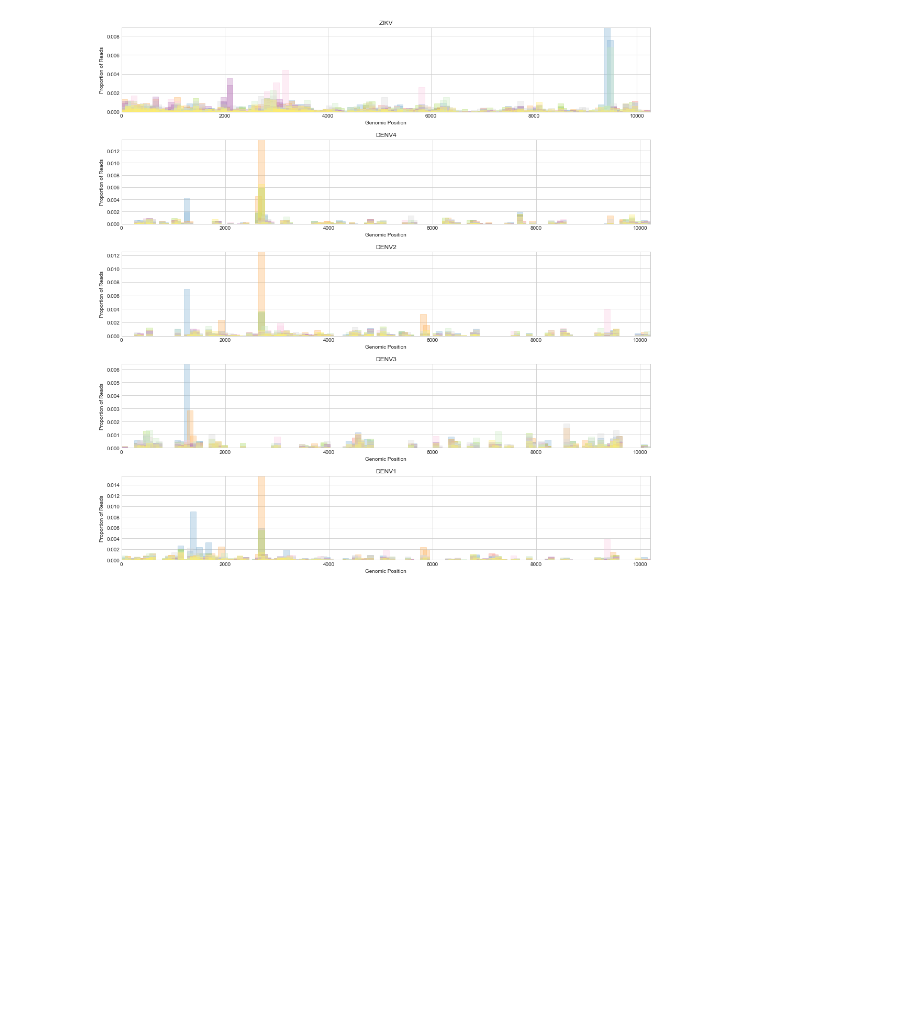
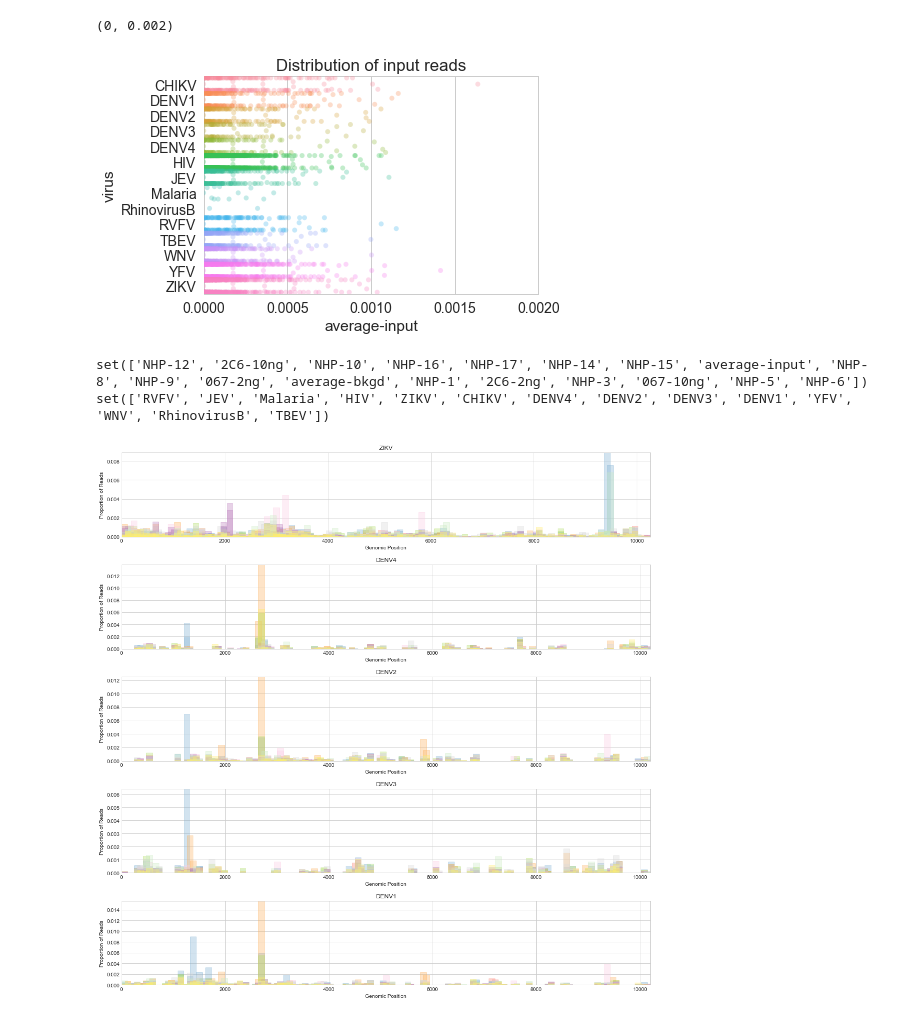
Before and after one commit to sidneymbell/phipseq, a Jupyter notebook: scripts/binding-footprints.ipynb, the cells around one changed output. Drawn from its saved outputs; the diff is of its cells as text; code cells hidden in the pictures; blank space fills up the shorter version.

```diff
--- a/scripts/binding-footprints.ipynb
+++ b/scripts/binding-footprints.ipynb
@@ -30,0 +64,13 @@ data = pivot(data)
+# %%
+ax = sns.swarmplot('average-input', 'virus', data=wideform, alpha=0.3)
+ax.set_title('Distribution of input reads')
+ax.set_xlim(0, 0.002)
+# %% [output]
+(0, 0.002)
+[figure, added]
+# %%
+print set(longform['sample'].values)
+print set(longform['virus'].values)
+# %% [output]
+set(['NHP-12', '2C6-10ng', 'NHP-10', 'NHP-16', 'NHP-17', 'NHP-14', 'NHP-15', 'average-input', 'NHP-8', 'NHP-9', '067-2ng', 'average-bkgd', 'NHP-1', '2C6-2ng', 'NHP-3', '067-10ng', 'NHP-5', 'NHP-6'])
+set(['RVFV', 'JEV', 'Malaria', 'HIV', 'ZIKV', 'CHIKV', 'DENV4', 'DENV2', 'DENV3', 'DENV1', 'YFV', 'WNV', 'RhinovirusB', 'TBEV'])
```
Also changed, not shown: parts of 8 cells of this notebook.
